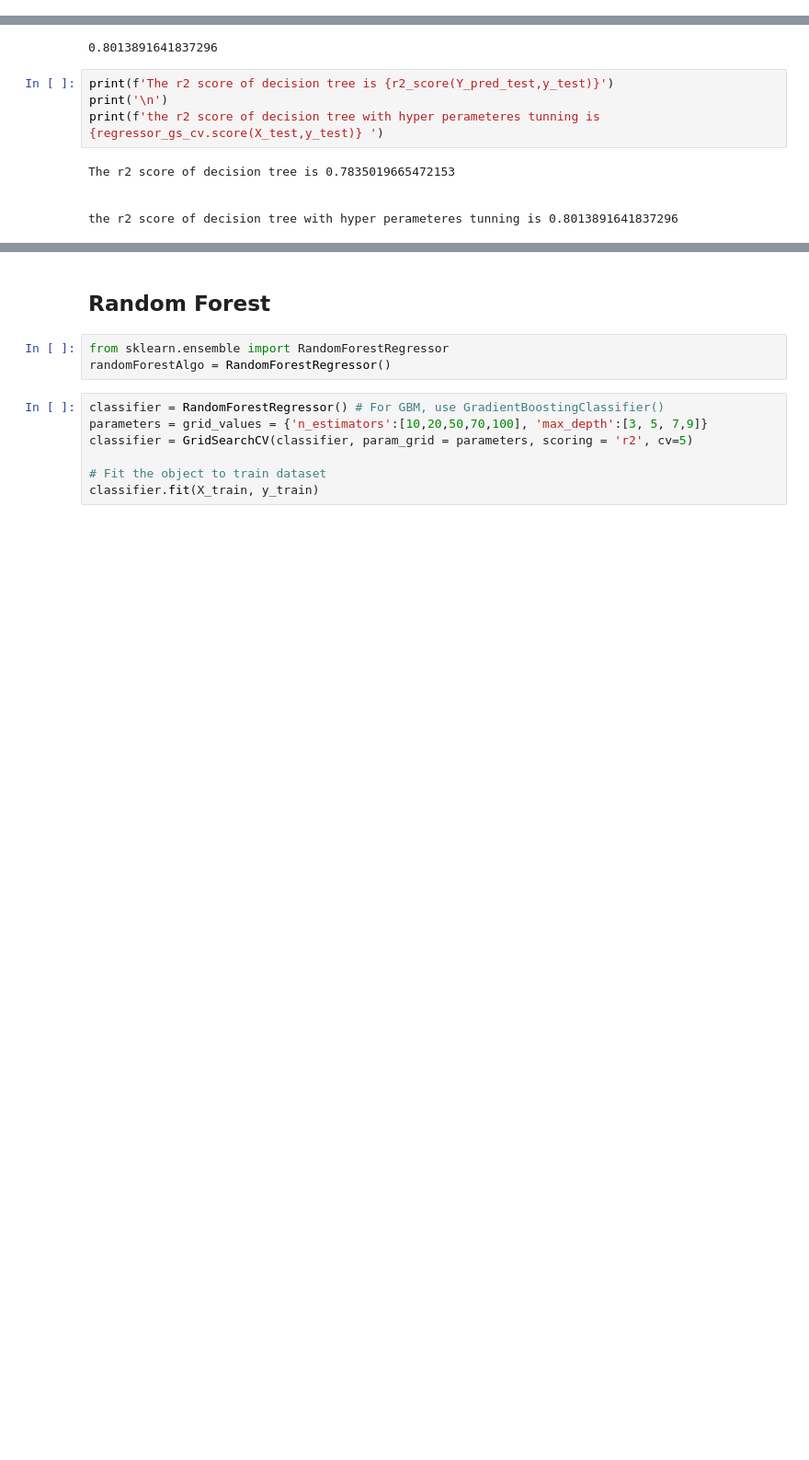
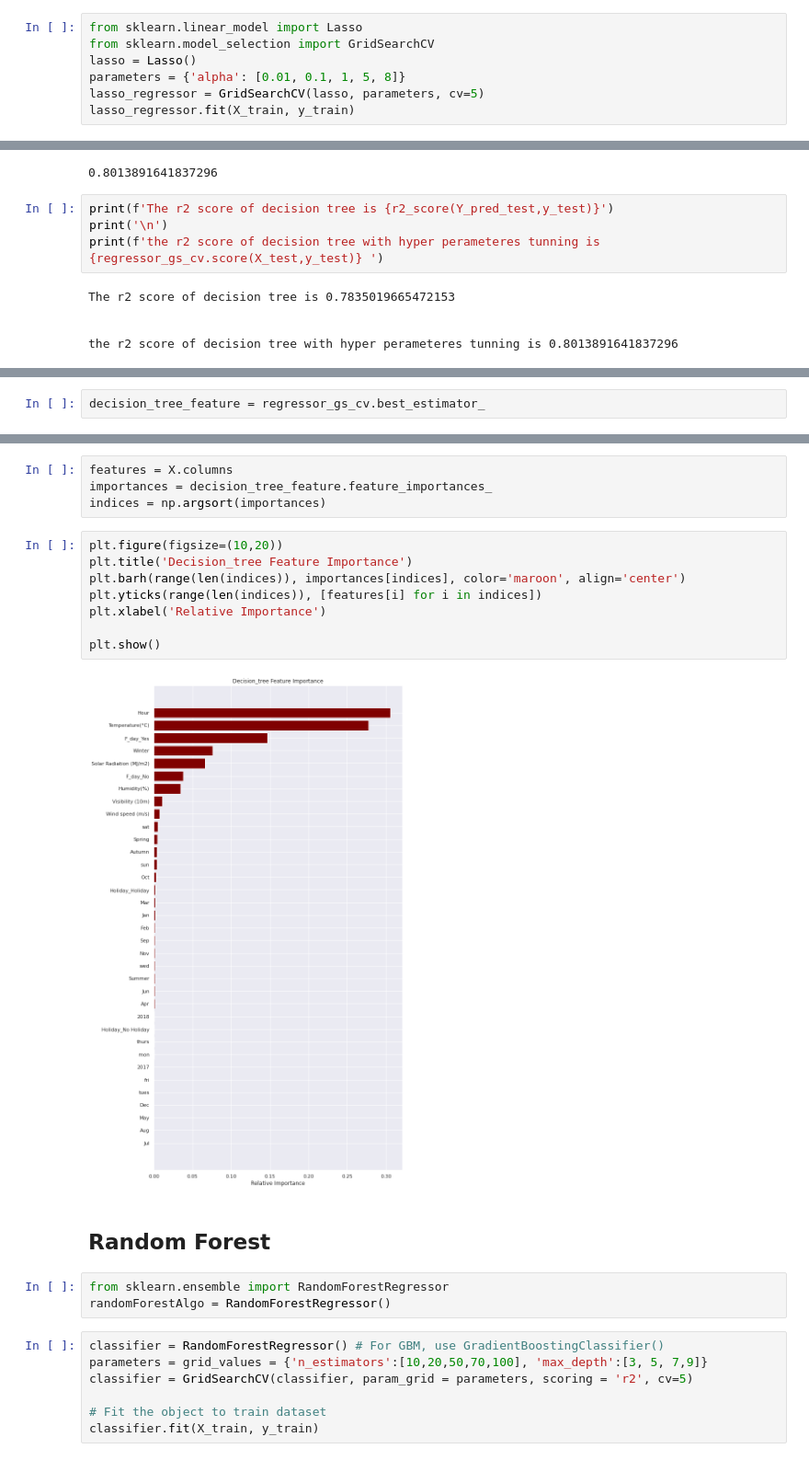
Before and after one commit to KirteshVerma/Bike-Sharing-Demand, a Jupyter notebook: Kirtesh_Bike_Sharing_Demand_Prediction_Capstone_Project.ipynb, the cells around one changed output, grey strips where cells are left out. Shown at 92% size. Drawn from its saved outputs; the diff is of its cells as text; blank space fills up the shorter version.

```diff
--- a/Kirtesh_Bike_Sharing_Demand_Prediction_Capstone_Project.ipynb
+++ b/Kirtesh_Bike_Sharing_Demand_Prediction_Capstone_Project.ipynb
@@ -508,0 +513,7 @@ Adjusted R2 :  0.5814406150703773
+# %%
+from sklearn.linear_model import Lasso
+from sklearn.model_selection import GridSearchCV
+lasso = Lasso()
+parameters = {'alpha': [0.01, 0.1, 1, 5, 8]}
+lasso_regressor = GridSearchCV(lasso, parameters, cv=5)
+lasso_regressor.fit(X_train, y_train)
@@ -563,0 +605,2 @@ the r2 score of decision tree with hyper perameteres tunning is 0.80138916418372
+# %%
+decision_tree_feature = regressor_gs_cv.best_estimator_
@@ -564,3 +652,17 @@ the r2 score of decision tree with hyper perameteres tunning is 0.80138916418372
+# %%
+features = X.columns
+importances = decision_tree_feature.feature_importances_
+indices = np.argsort(importances)
+# %%
+plt.figure(figsize=(10,20))
+plt.title('Decision_tree Feature Importance')
+plt.barh(range(len(indices)), importances[indices], color='maroon', align='center')
+plt.yticks(range(len(indices)), [features[i] for i in indices])
+plt.xlabel('Relative Importance')
+
+plt.show()
+# %% [output]
+[figure, added]
 # %% [markdown]
 ## Random Forest
 # %%
```
Also changed, not shown: parts of 31 cells of this notebook.
